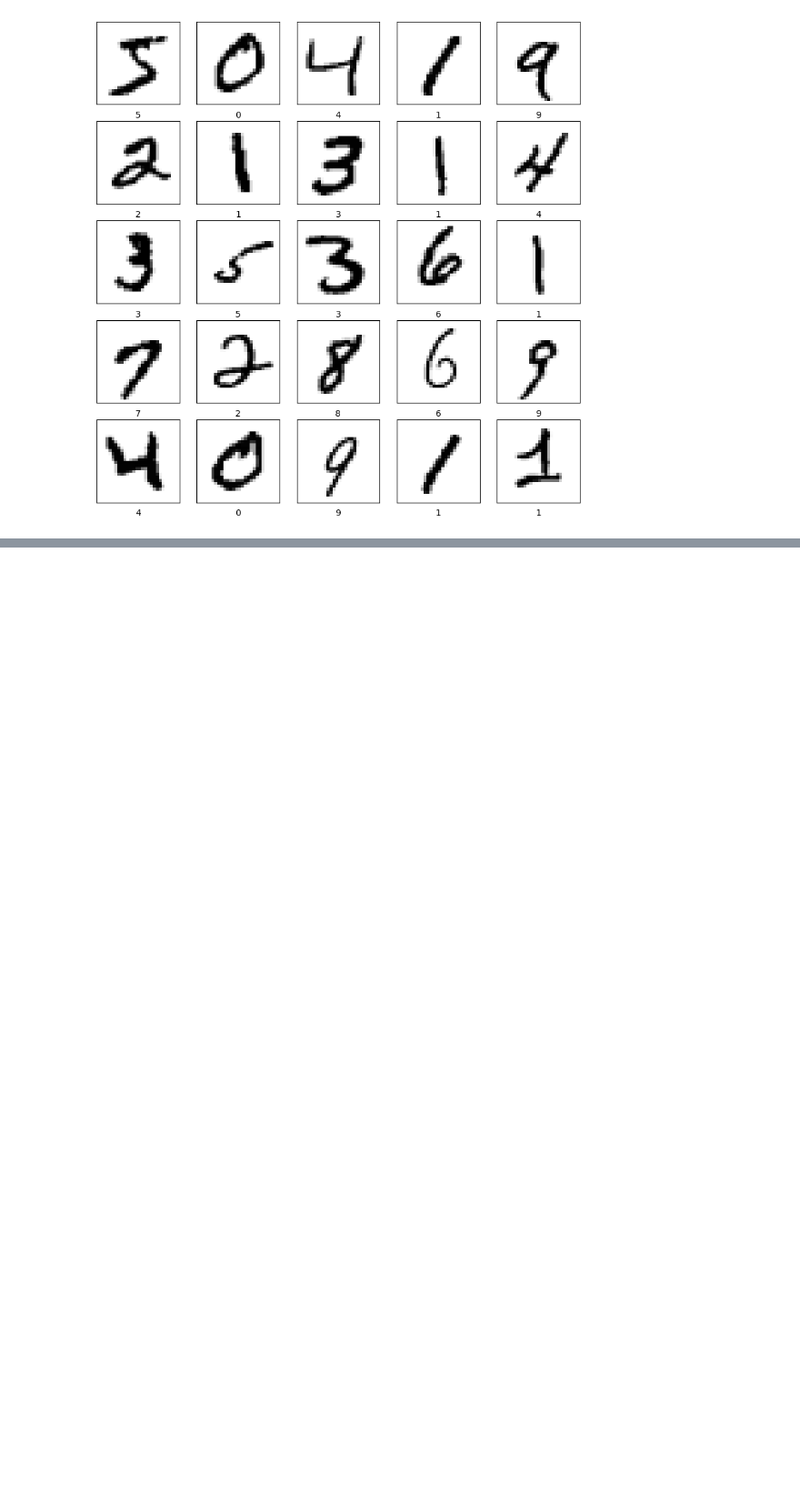
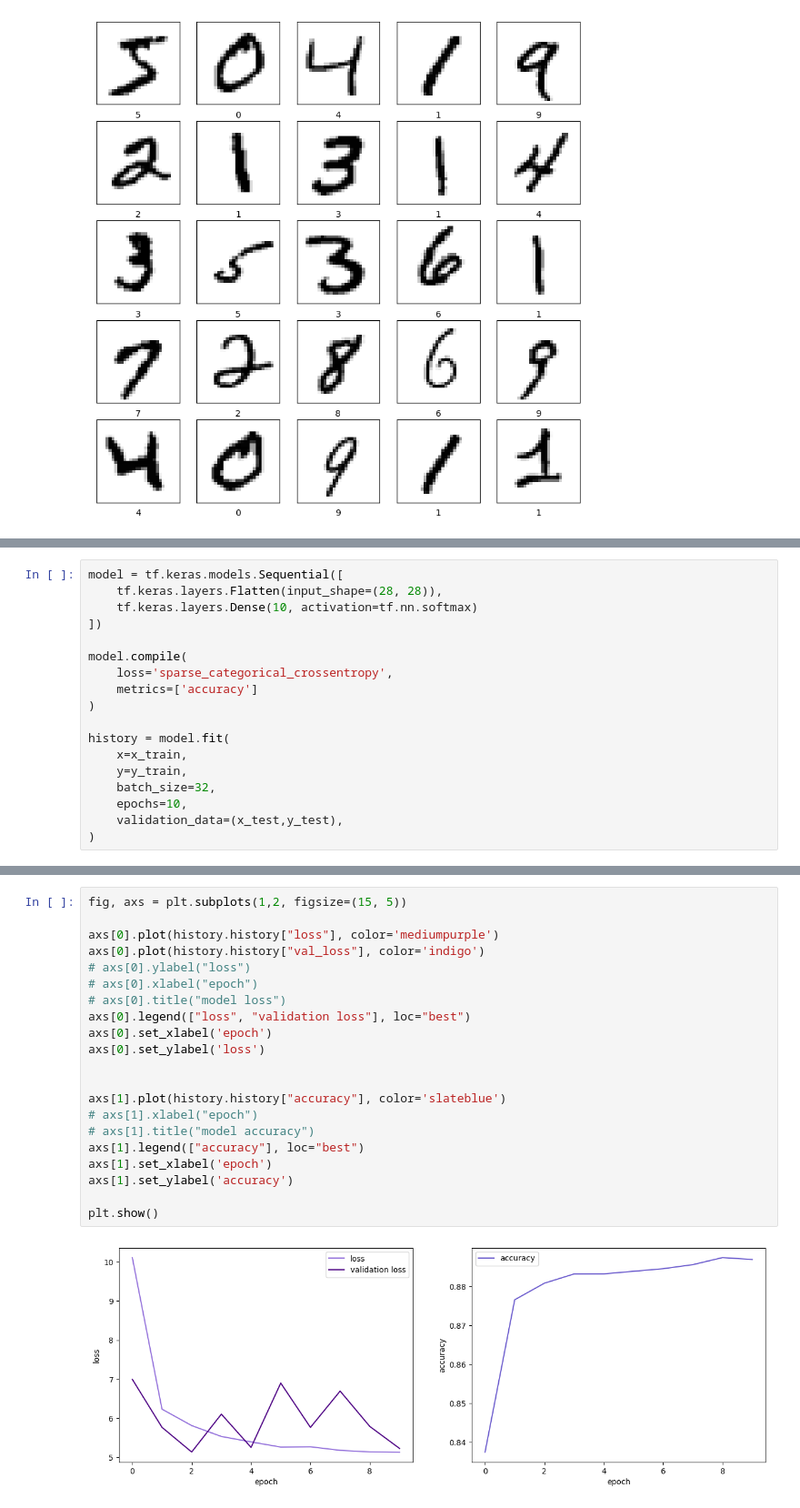
Before and after one commit to Le0nH0ffmann/DeepLearning_Project, a Jupyter notebook: MNIST.ipynb, the cells around one changed output, grey strips where cells are left out. Shown at 91% size. Saved outputs shown, nothing was run; the diff lists cells and outputs as text; blank space fills up the shorter version.

```diff
--- a/MNIST.ipynb
+++ b/MNIST.ipynb
@@ -69,0 +69,18 @@ plt.show()
+# %%
+model = tf.keras.models.Sequential([
+    tf.keras.layers.Flatten(input_shape=(28, 28)),
+    tf.keras.layers.Dense(10, activation=tf.nn.softmax)
+])
+
+model.compile(
+    loss='sparse_categorical_crossentropy',
+    metrics=['accuracy']
+)
+
+history = model.fit(
+    x=x_train,
+    y=y_train,
+    batch_size=32,
+    epochs=10,
+    validation_data=(x_test,y_test),
+)
@@ -69,0 +108,23 @@ plt.show()
+# %%
+fig, axs = plt.subplots(1,2, figsize=(15, 5))
+
+axs[0].plot(history.history["loss"], color='mediumpurple')
+axs[0].plot(history.history["val_loss"], color='indigo')
+# axs[0].ylabel("loss")
+# axs[0].xlabel("epoch")
+# axs[0].title("model loss")
+axs[0].legend(["loss", "validation loss"], loc="best")
+axs[0].set_xlabel('epoch')
+axs[0].set_ylabel('loss')
+
+
+axs[1].plot(history.history["accuracy"], color='slateblue')
+# axs[1].xlabel("epoch")
+# axs[1].title("model accuracy")
+axs[1].legend(["accuracy"], loc="best")
+axs[1].set_xlabel('epoch')
+axs[1].set_ylabel('accuracy')
+
+plt.show()
+# %% [output]
+[figure, added]
```
Also changed, not shown: parts of 8 cells of this notebook.
